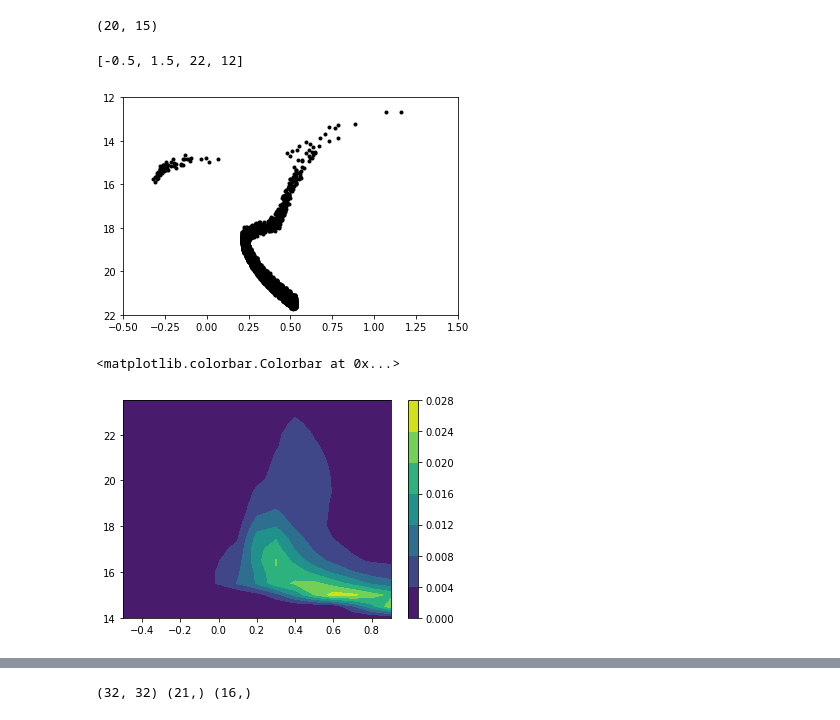
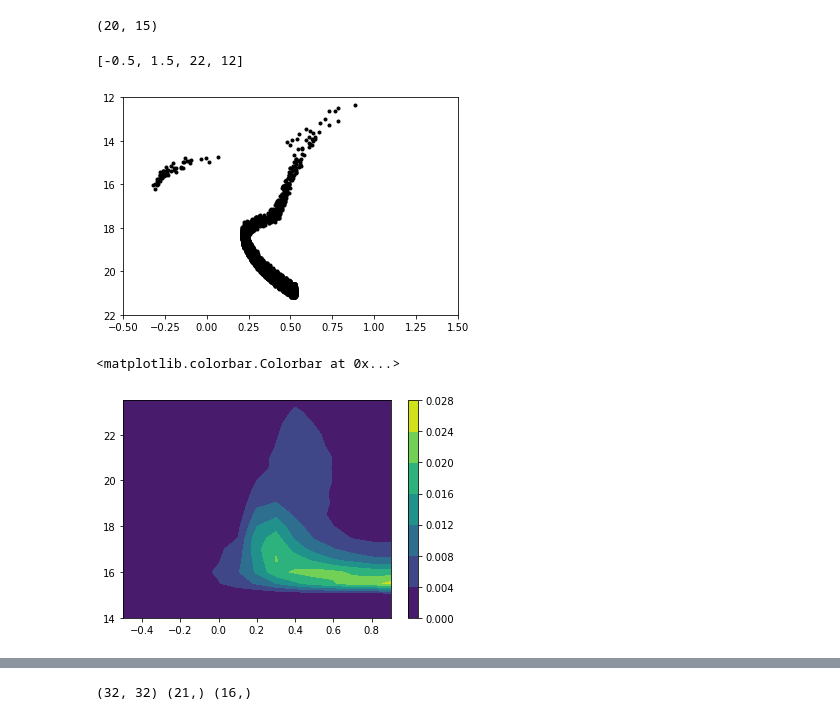
Before and after one commit to ht1an/DiscoverSubStructure, a Jupyter notebook: Matched_filter_test.ipynb, the cells around one changed output, grey strips where cells are left out. Drawn from its saved outputs; the diff is of its cells as text; code cells hidden in the pictures.

```diff
--- a/Matched_filter_test.ipynb
+++ b/Matched_filter_test.ipynb
@@ -75,11 +77,11 @@ print(np.shape(nTmp))
 # %% [output]
 (20, 15)
 # %%
-plt.plot(gmagt-rmagt,gmagt,'k.')
+plt.plot(gmagt-rmagt,rmagt,'k.')
 plt.axis([-0.5,1.5,22,12])
 # %% [output]
 [-0.5, 1.5, 22, 12]
-[figure, old version]
+[figure, new version]
 # %%
 # # print(np.shape(nTmp0))
 # plt.contourf(c_array[:n_c]+bs_c/2,m_array[:n_m]+bs_m/2,nTmp[::-1,:],\
@@ -87,18 +89,18 @@ plt.axis([-0.5,1.5,22,12])
 # plt.colorbar()
 # %%
 indtbg = (np.abs(dec-40)<5) & (np.abs(ra-180)<5)
-T_Bg, xedges, yedges = np.histogram2d(gmag[indtbg],gmr[indtbg],bins=(m_array+2, c_array))
+T_Bg, xedges, yedges = np.histogram2d(rmag[indtbg],gmr[indtbg],bins=(m_array+2, c_array))
 sBg = sn.gaussian_filter(T_Bg/np.sum(T_Bg),sigma=(0.25,0.25),order=0)
 sBg = sBg*1.0/np.sum(sBg)#np.sum(nBg)
 # print(np.min(sBg))
 # print(len(xedges),len(yedges))
 # print(len(c_array),len(m_array))
 # print(np.shape(T_Bg))
 plt.contourf(yedges[:len(yedges)-1],xedges[:len(xedges)-1],T_Bg[::-1,:]/np.sum(T_Bg))
 plt.colorbar()
 # %% [output]
 <matplotlib.colorbar.Colorbar at 0x...>
-[figure, old version]
+[figure, new version]
 # %%
 n_background = 10
 bs_sky = 0.25
```
Also changed, not shown: parts of 4 cells of this notebook, 1 other file.
